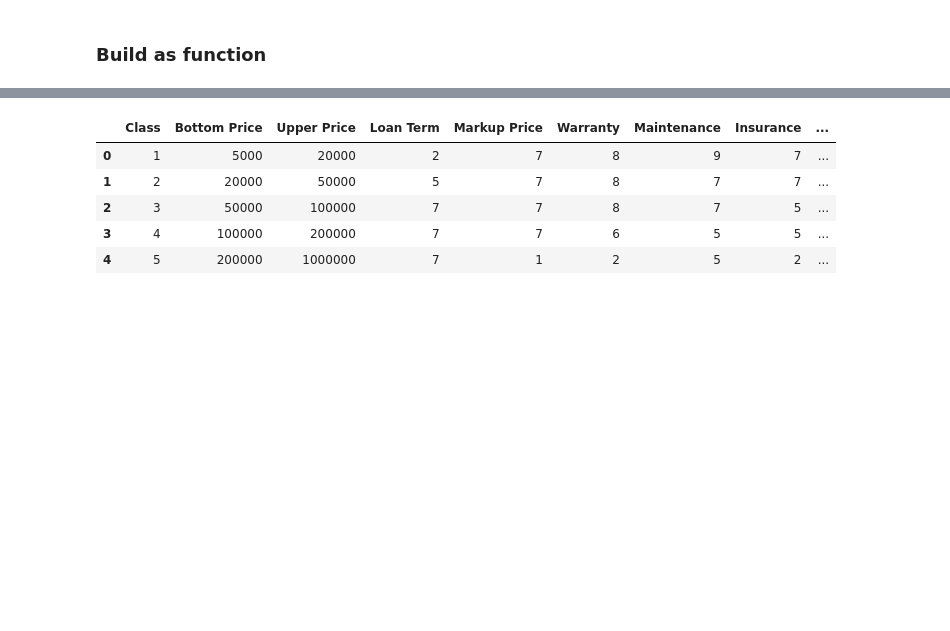
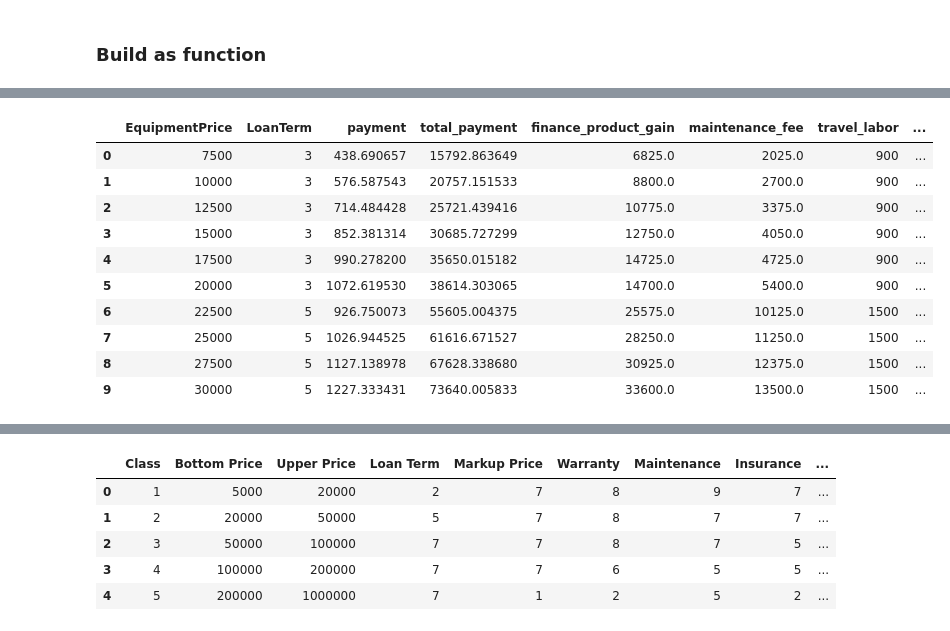
Before and after one commit to Gaia-Dental-Studio/new_pricing_calculator, a Jupyter notebook: param_optimization.ipynb, the cells around one changed output, grey strips where cells are left out. Cells and saved outputs as stored; diff of their text form; code cells hidden in the pictures; blank space fills up the shorter version.

```diff
--- a/param_optimization.ipynb
+++ b/param_optimization.ipynb
@@ -908,3 +918,17 @@ df
+# %%
+output_df.head(10)
+# %% [output]
+|  | EquipmentPrice | LoanTerm | payment | total_payment | finance_product_gain | maintenance_fee | travel_labor | ... |
+| 0 | 7500 | 3 | 438.690657 | 15792.863649 | 6825.0 | 2025.0 | 900 | ... |
+| 1 | 10000 | 3 | 576.587543 | 20757.151533 | 8800.0 | 2700.0 | 900 | ... |
+| 2 | 12500 | 3 | 714.484428 | 25721.439416 | 10775.0 | 3375.0 | 900 | ... |
+| 3 | 15000 | 3 | 852.381314 | 30685.727299 | 12750.0 | 4050.0 | 900 | ... |
+| 4 | 17500 | 3 | 990.278200 | 35650.015182 | 14725.0 | 4725.0 | 900 | ... |
+| 5 | 20000 | 3 | 1072.619530 | 38614.303065 | 14700.0 | 5400.0 | 900 | ... |
+| 6 | 22500 | 5 | 926.750073 | 55605.004375 | 25575.0 | 10125.0 | 1500 | ... |
+| 7 | 25000 | 5 | 1026.944525 | 61616.671527 | 28250.0 | 11250.0 | 1500 | ... |
+| 8 | 27500 | 5 | 1127.138978 | 67628.338680 | 30925.0 | 12375.0 | 1500 | ... |
+| 9 | 30000 | 5 | 1227.333431 | 73640.005833 | 33600.0 | 13500.0 | 1500 | ... |
 # %%
 # Monthly payment constraint DataFrame
 monthly_payment_constraint = pd.DataFrame({
```
Also changed, not shown: parts of 11 cells of this notebook, 1 other file.
